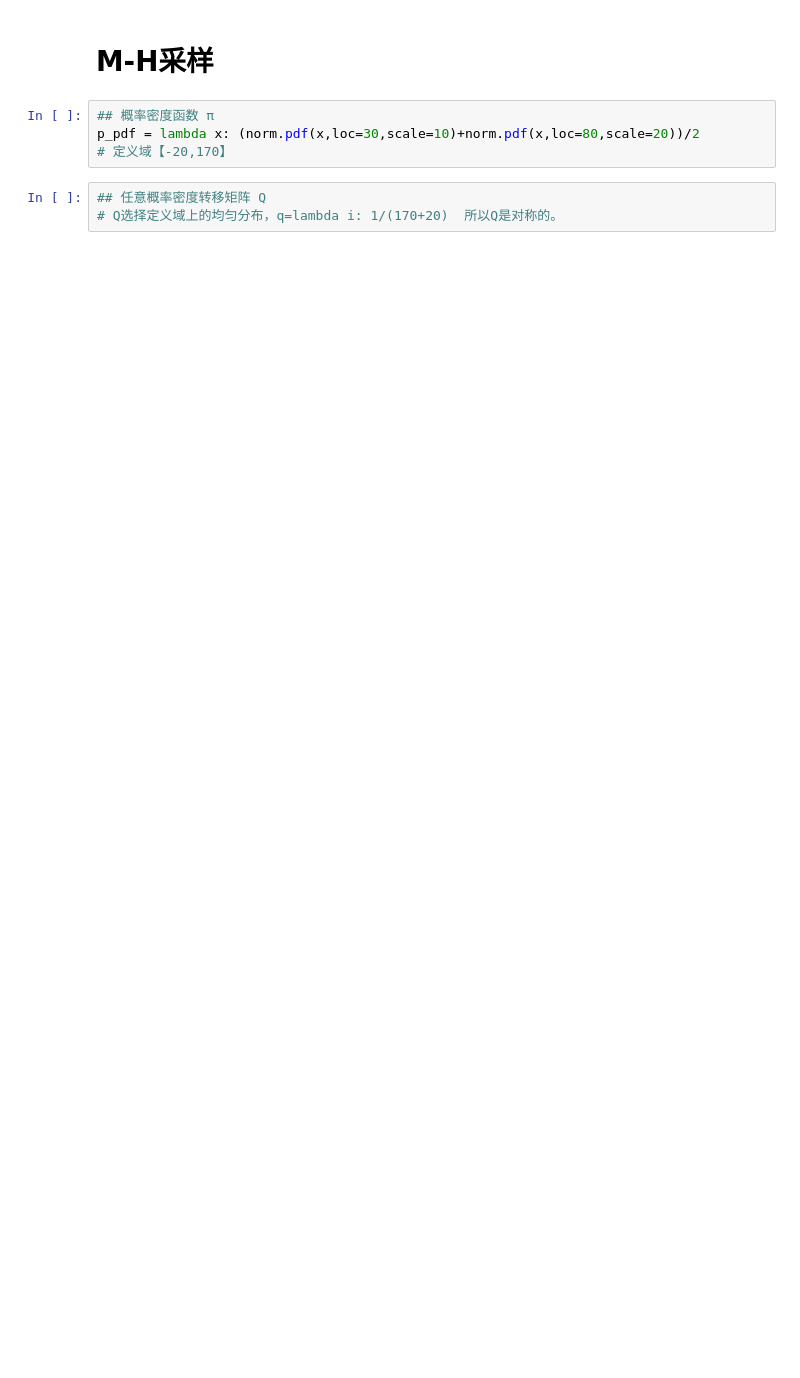
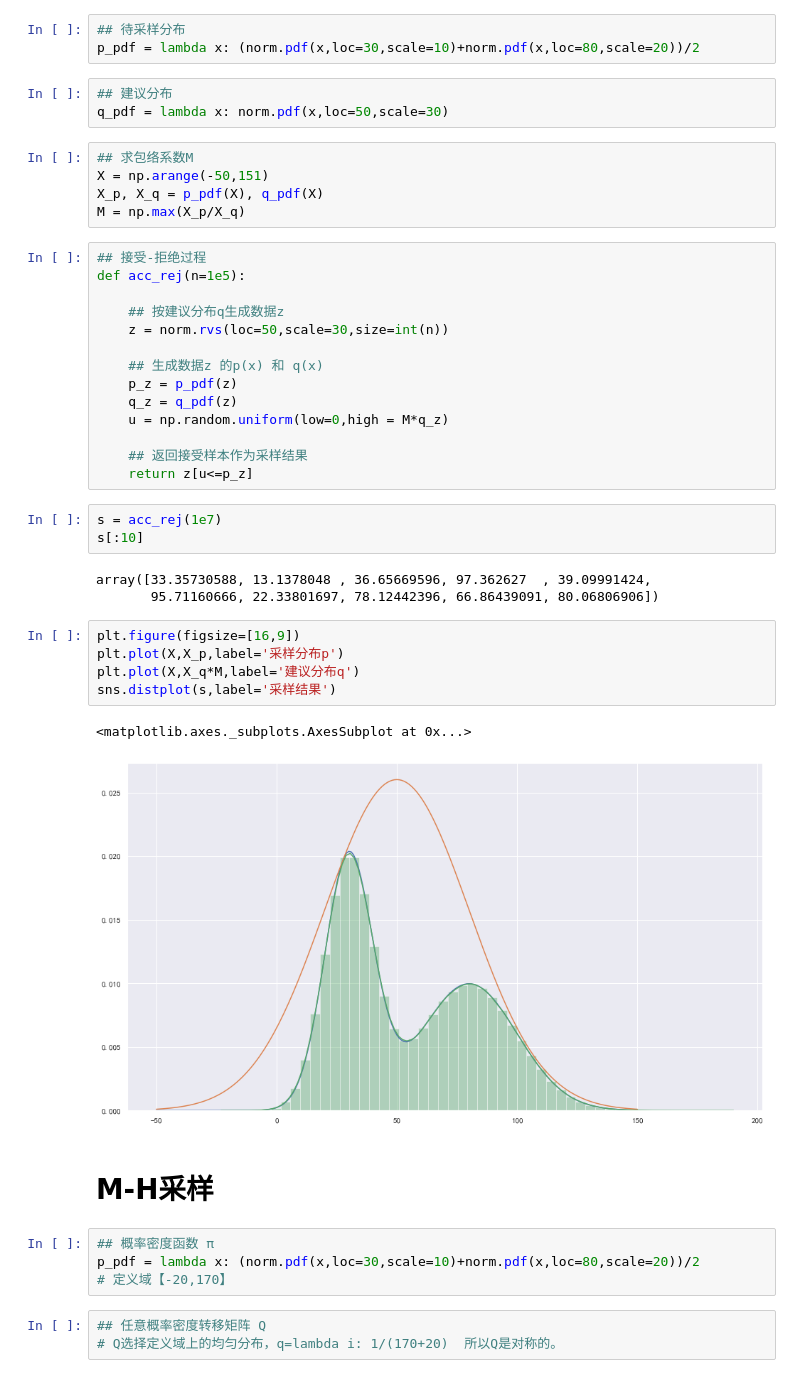
Before and after one commit to 123385918/Python-Science-Handbook, a Jupyter notebook: 各种采样.ipynb, the cells around one changed output. Drawn from its saved outputs; the diff is of its cells as text; blank space fills up the shorter version.

```diff
--- a/各种采样.ipynb
+++ b/各种采样.ipynb
@@ -9,3 +43,42 @@ sns.set(font='SimHei')  # 解决Seaborn中文显示问题
+# %%
+## 待采样分布
+p_pdf = lambda x: (norm.pdf(x,loc=30,scale=10)+norm.pdf(x,loc=80,scale=20))/2
+# %%
+## 建议分布
+q_pdf = lambda x: norm.pdf(x,loc=50,scale=30)
+# %%
+## 求包络系数M
+X = np.arange(-50,151)
+X_p, X_q = p_pdf(X), q_pdf(X)
+M = np.max(X_p/X_q)
+# %%
+## 接受-拒绝过程
+def acc_rej(n=1e5):
+
+    ## 按建议分布q生成数据z
+    z = norm.rvs(loc=50,scale=30,size=int(n))
+
+    ## 生成数据z 的p(x) 和 q(x)
+    p_z = p_pdf(z)
+    q_z = q_pdf(z)
+    u = np.random.uniform(low=0,high = M*q_z)
+
+    ## 返回接受样本作为采样结果
+    return z[u<=p_z]
+# %%
+s = acc_rej(1e7)
+s[:10]
+# %% [output]
+array([33.35730588, 13.1378048 , 36.65669596, 97.362627  , 39.09991424,
+       95.71160666, 22.33801697, 78.12442396, 66.86439091, 80.06806906])
+# %%
+plt.figure(figsize=[16,9])
+plt.plot(X,X_p,label='采样分布p')
+plt.plot(X,X_q*M,label='建议分布q')
+sns.distplot(s,label='采样结果')
+# %% [output]
+<matplotlib.axes._subplots.AxesSubplot at 0x...>
+[figure, added]
 # %% [markdown]
 # M-H采样
 # %%
```
Also changed, not shown: parts of 10 cells of this notebook.
